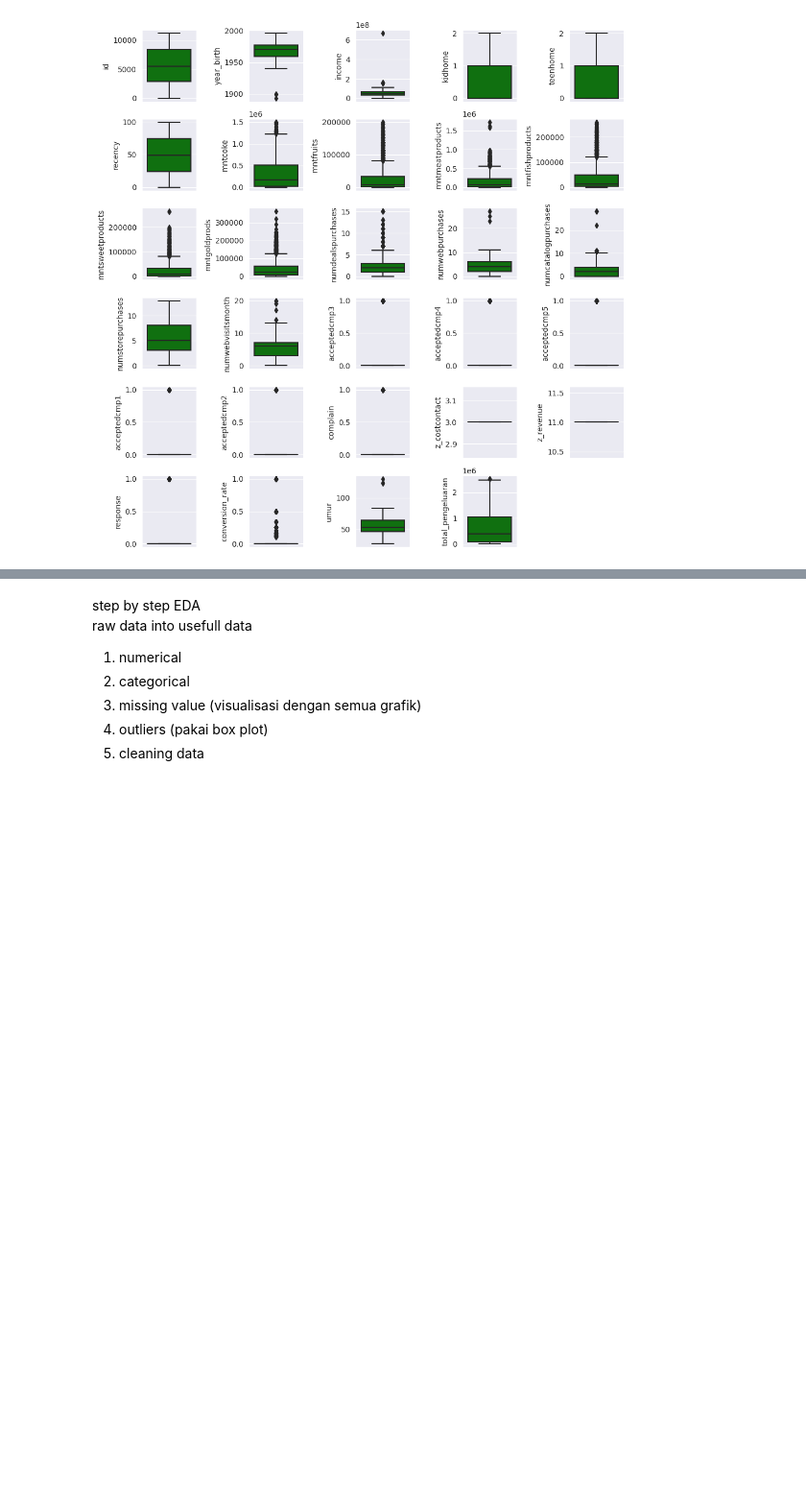
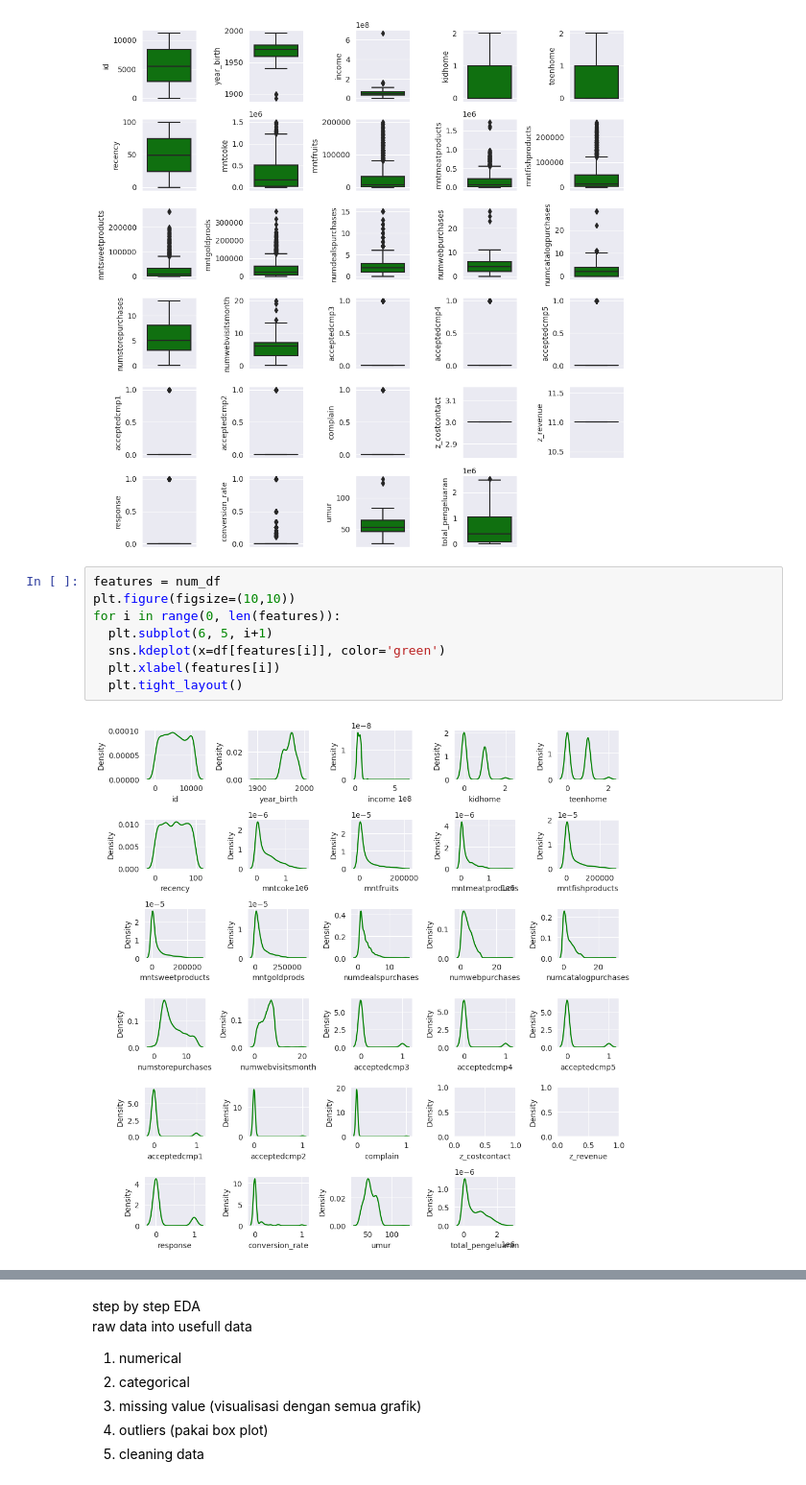
Before and after one commit to hrmufid/Mini-Project-3, a Jupyter notebook: Mini_Project_3.ipynb, the cells around one changed output, grey strips where cells are left out. Shown at 96% size. Saved outputs shown, nothing was run; the diff lists cells and outputs as text; blank space fills up the shorter version.

```diff
--- a/Mini_Project_3.ipynb
+++ b/Mini_Project_3.ipynb
@@ -286,3 +286,13 @@ for i in range(0, len(features)):
   plt.tight_layout()
 # %% [output]
 [figure]
+# %%
+features = num_df
+plt.figure(figsize=(10,10))
+for i in range(0, len(features)):
+  plt.subplot(6, 5, i+1)
+  sns.kdeplot(x=df[features[i]], color='green')
+  plt.xlabel(features[i])
+  plt.tight_layout()
+# %% [output]
+[figure, added]
```
Also changed, not shown: parts of 5 cells of this notebook.
